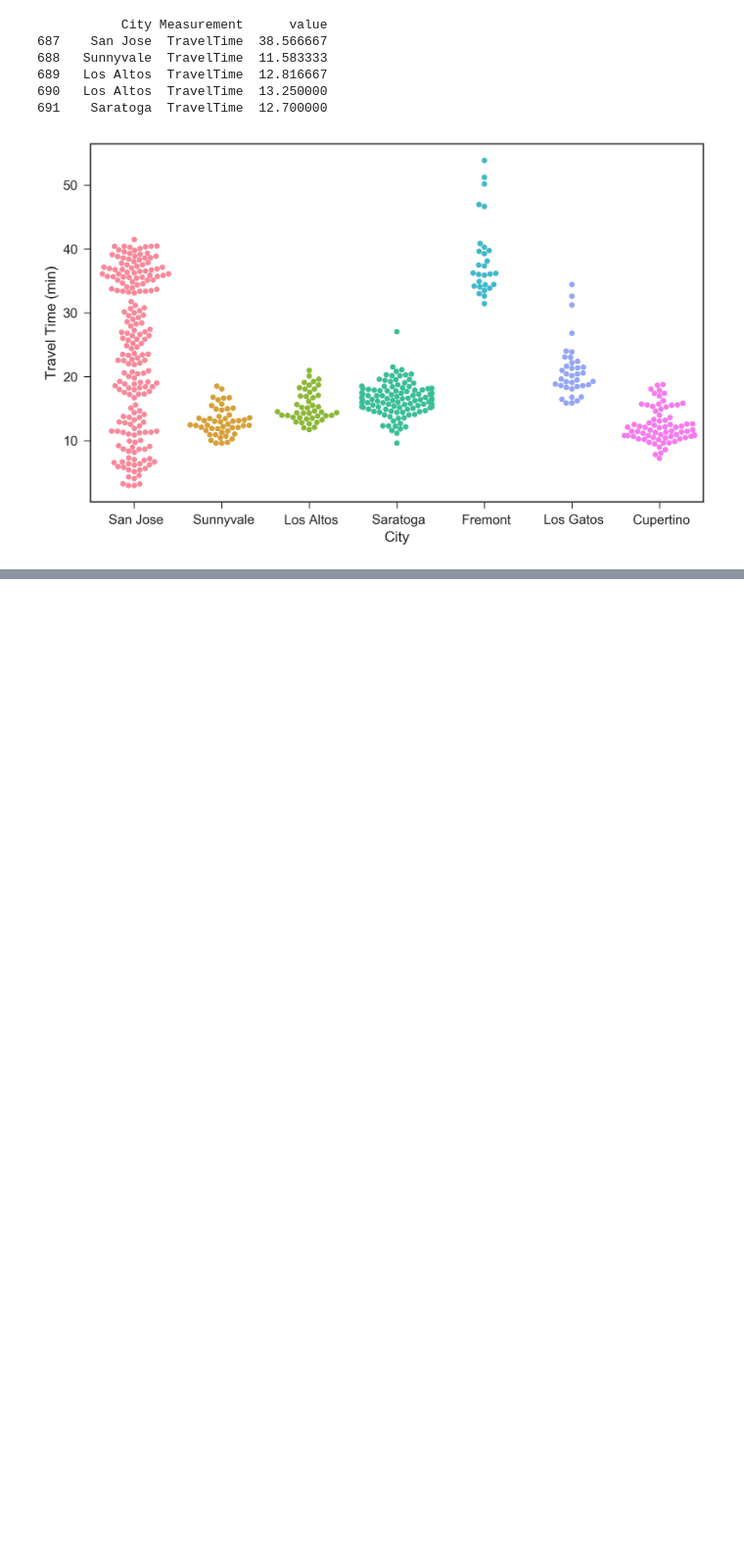
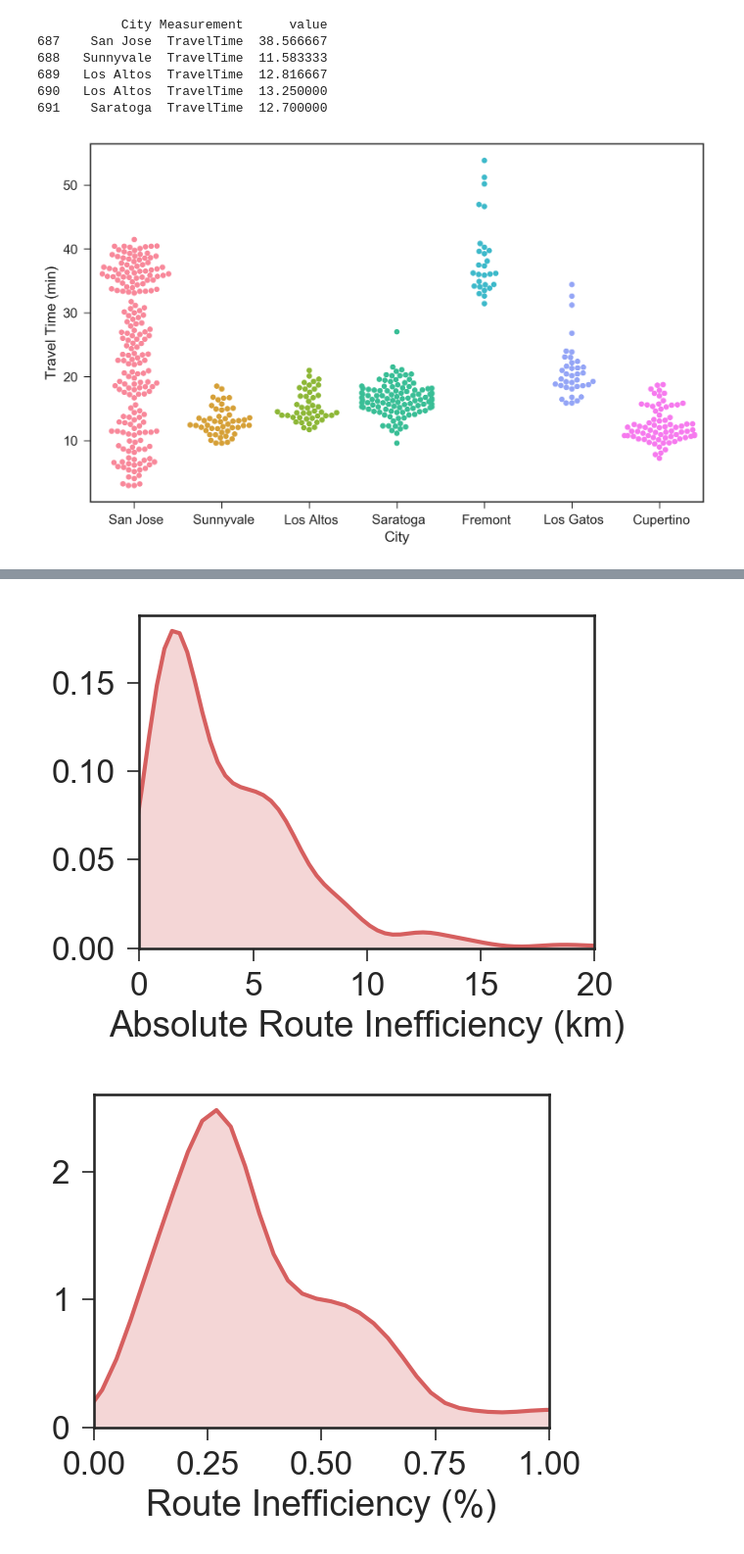
Before and after one commit to rmovva/commute, a Jupyter notebook: data vis.ipynb, the cells around one changed output, grey strips where cells are left out. Shown at 98% size. Saved outputs shown, nothing was run; the diff lists cells and outputs as text; code cells hidden in the pictures; blank space fills up the shorter version.

```diff
--- a/data vis.ipynb
+++ b/data vis.ipynb
@@ -205,0 +225,32 @@ plot_functions2.jointplot(np.array(df['slDistance']),
+# %%
+# Define a measure of "route inefficiency": (Route Distance - StraightLine Distance) / StraightLine Distance
+
+df['absinefficiency'] = (df['Distance'] - df['slDistance'])
+df['inefficiency'] = (df['Distance'] - df['slDistance']) / df['slDistance']
+
+sns.set_color_codes("muted")
+
+plt.figure(figsize=(4,3), dpi=150)
+# ax = sns.distplot(df['inefficiency'], kde=False, color = 'g')
+ax = sns.kdeplot(df['absinefficiency'], shade=True, lw=2, color = 'r')
+
+ax.set_xlim(0, 20)
+ax.set_xlabel("Absolute Route Inefficiency (km)")
+ax.legend_.remove()
+
+plt.show("figures/absInefficiencyHistogram.png")
+plt.show()
+
+plt.figure(figsize=(4,3), dpi=150)
+# ax = sns.distplot(df['inefficiency'], kde=False, color = 'g')
+ax = sns.kdeplot(100*df['inefficiency'], shade=True, lw=2, color = 'r')
+
+ax.set_xlim(0, 1)
+ax.set_xlabel("Route Inefficiency (%)")
+ax.legend_.remove()
+
+plt.show("figures/relativeInefficiencyHistogram.png")
+plt.show()
+# %% [output]
+[figure, added]
+[figure, added]
```
Also changed, not shown: parts of 2 cells of this notebook, 3 other files.
